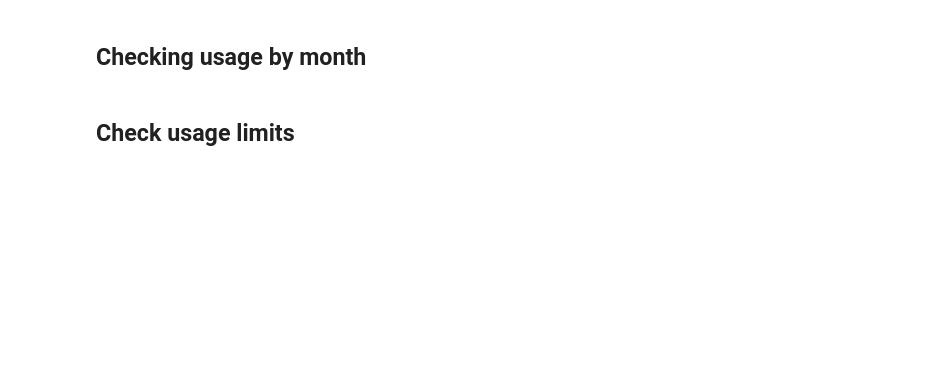
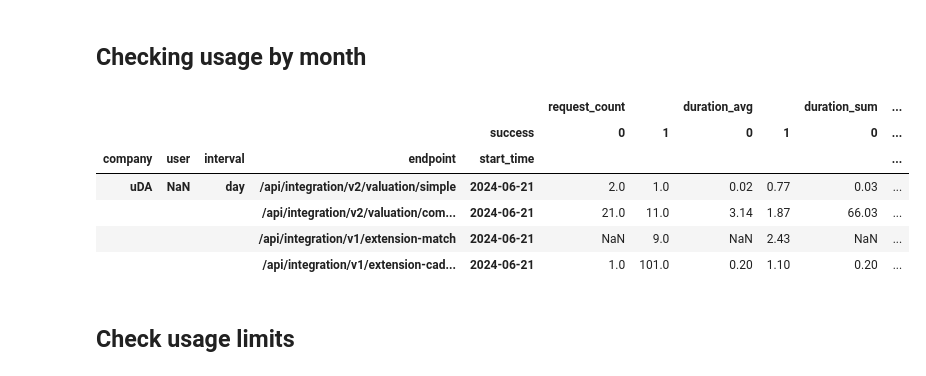
Before and after one commit to urbandataanalytics/pulse-api-getting-started, a Jupyter notebook: 3-Usage.ipynb, the cells around one changed output. Saved outputs shown, nothing was run; the diff lists cells and outputs as text; code cells hidden in the pictures; blank space fills up the shorter version.

Commit message:
adv in endpoints

```diff
--- a/3-Usage.ipynb
+++ b/3-Usage.ipynb
@@ -1,30 +1,45 @@
 # %% [markdown]
 ## Checking usage by month
+# %%
+import requests
+from utils.settings import env
+
+session = requests.Session()
+session.headers = {
+    "Authorization": env.API_KEY
+    #'x-consumer-id': env.CONSUMER_ID,
+    #'x-consumer-secret': env.CONSUMER_SECRET,
+}
 # %%
 import requests
 import json
 import uuid
 
 import pandas as pd
 
-from settings import env
+url = f"{env.PROXY}/api/backoffice/v1/usage/day/company"
 
-url = f"{env.PROXY}/api/backoffice/v1/usage/month/company"
+"""
+filter by email and/or endpoint using regex / like query
+"""
 
-headers = {
-  'Authorization': env.API_KEY,
-}
-
-# filter by email and/or endpoint using regex / like query
-params = dict(
-    endpoint='integration*',
-)
-
-response = requests.get(url, headers=headers, params=params)
+response = session.get(url)
 
 df = pd.DataFrame(response.json(),)
 
-df.set_index(['entity', 'interval', 'endpoint', 'start_time']).unstack('start_time')
+df.start_time = pd.to_datetime(df.start_time)
+
+dff = df.set_index(['company', 'user', 'interval', 'endpoint', 'start_time', 'success']).unstack('success').sort_index(level='start_time', ascending=False).round(2)
+
+dff
+# %% [output]
+|  |  |  |  |  | request_count |  | duration_avg |  | duration_sum | ... |
+|  |  |  |  | success | 0 | 1 | 0 | 1 | 0 | ... |
+| company | user | interval | endpoint | start_time |  |  |  |  |  | ... |
+| uDA | NaN | day | /api/integration/v2/valuation/simple | 2024-06-21 | 2.0 | 1.0 | 0.02 | 0.77 | 0.03 | ... |
+|  |  |  | /api/integration/v2/valuation/com... | 2024-06-21 | 21.0 | 11.0 | 3.14 | 1.87 | 66.03 | ... |
+|  |  |  | /api/integration/v1/extension-match | 2024-06-21 | NaN | 9.0 | NaN | 2.43 | NaN | ... |
+|  |  |  | /api/integration/v1/extension-cad... | 2024-06-21 | 1.0 | 101.0 | 0.20 | 1.10 | 0.20 | ... |
 # %% [markdown]
 ## Check usage limits
 # %%
```
Also changed, not shown: parts of 1 cell of this notebook, 9 other files.
